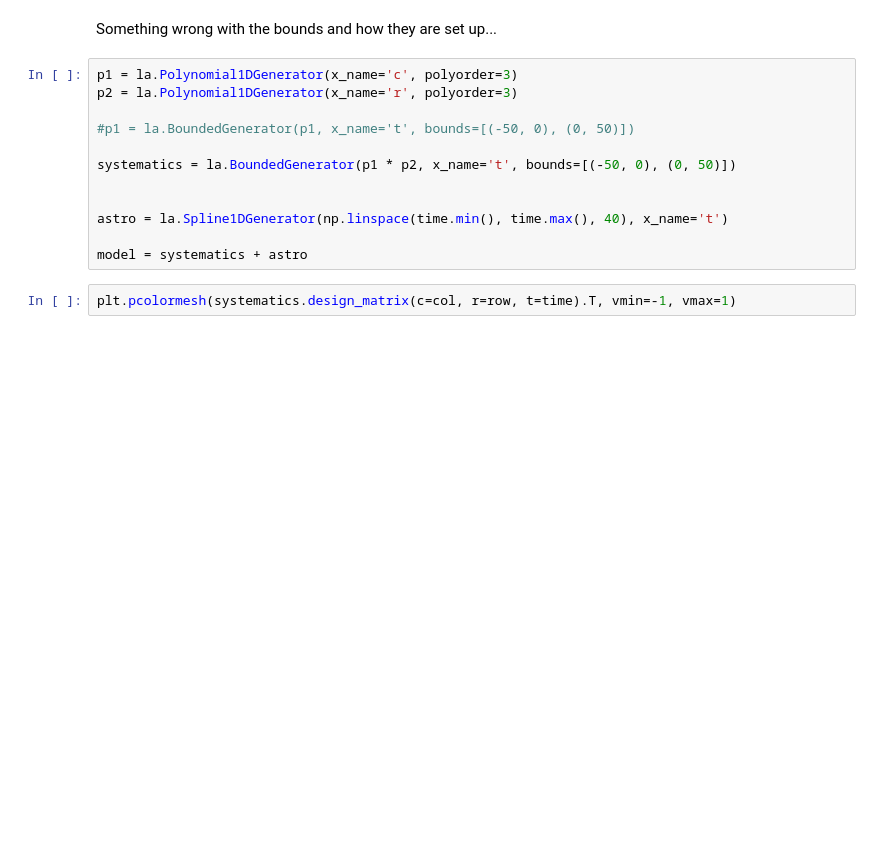
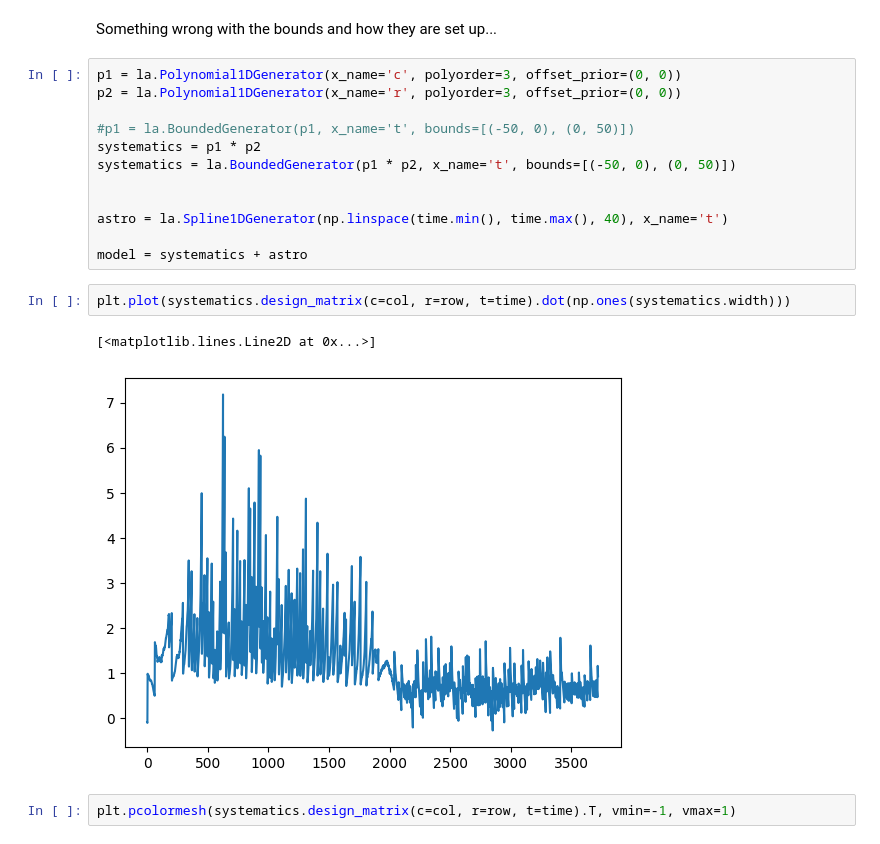
Before and after one commit to PandoraMission/lamatrix, a Jupyter notebook: docs/use-cases/fiting-K2-noise.ipynb, the cells around one changed output. Drawn from its saved outputs; the diff is of its cells as text; blank space fills up the shorter version.

```diff
--- a/docs/use-cases/fiting-K2-noise.ipynb
+++ b/docs/use-cases/fiting-K2-noise.ipynb
@@ -78,17 +78,22 @@ ax.set(xlabel='Time from mid-observation', ylabel='Flux [e-/s]', title='K2-18',
 # %% [markdown]
 Something wrong with the bounds and how they are set up...
 # %%
-p1 = la.Polynomial1DGenerator(x_name='c', polyorder=3)
-p2 = la.Polynomial1DGenerator(x_name='r', polyorder=3)
+p1 = la.Polynomial1DGenerator(x_name='c', polyorder=3, offset_prior=(0, 0))
+p2 = la.Polynomial1DGenerator(x_name='r', polyorder=3, offset_prior=(0, 0))
 
 #p1 = la.BoundedGenerator(p1, x_name='t', bounds=[(-50, 0), (0, 50)])
-
+systematics = p1 * p2
 systematics = la.BoundedGenerator(p1 * p2, x_name='t', bounds=[(-50, 0), (0, 50)])
 
 
 astro = la.Spline1DGenerator(np.linspace(time.min(), time.max(), 40), x_name='t')
 
 model = systematics + astro
+# %%
+plt.plot(systematics.design_matrix(c=col, r=row, t=time).dot(np.ones(systematics.width)))
+# %% [output]
+[<matplotlib.lines.Line2D at 0x...>]
+[figure, added]
 # %%
 plt.pcolormesh(systematics.design_matrix(c=col, r=row, t=time).T, vmin=-1, vmax=1)
 # %% [output]
```
Also changed, not shown: parts of 4 cells of this notebook, 1 other file.
